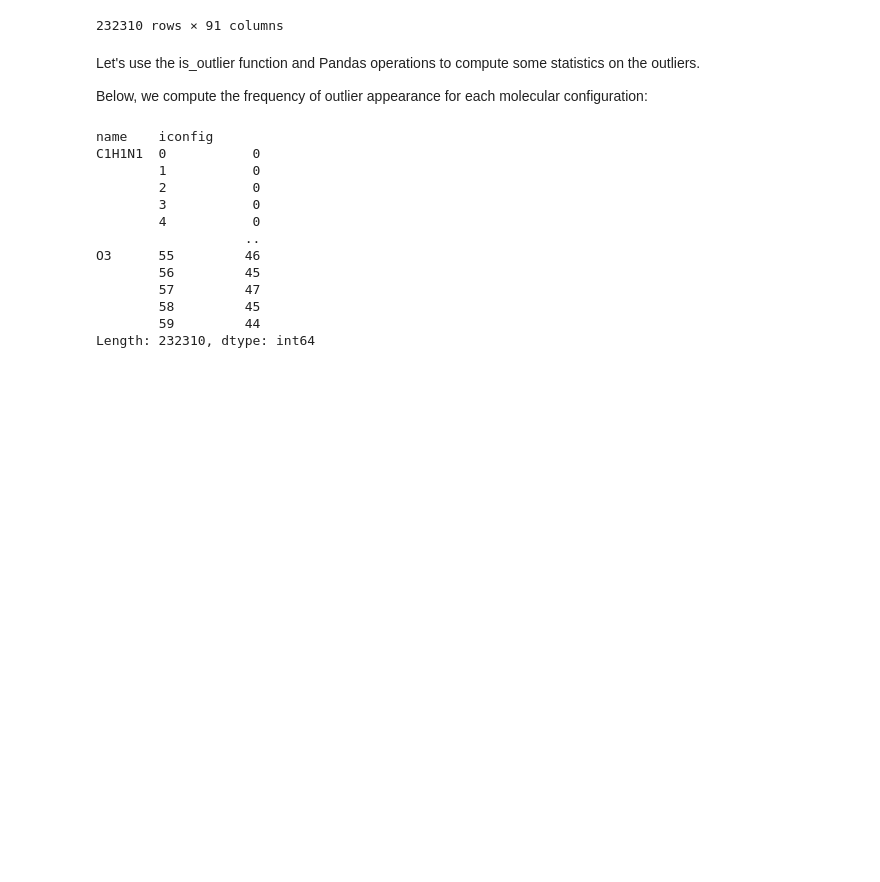
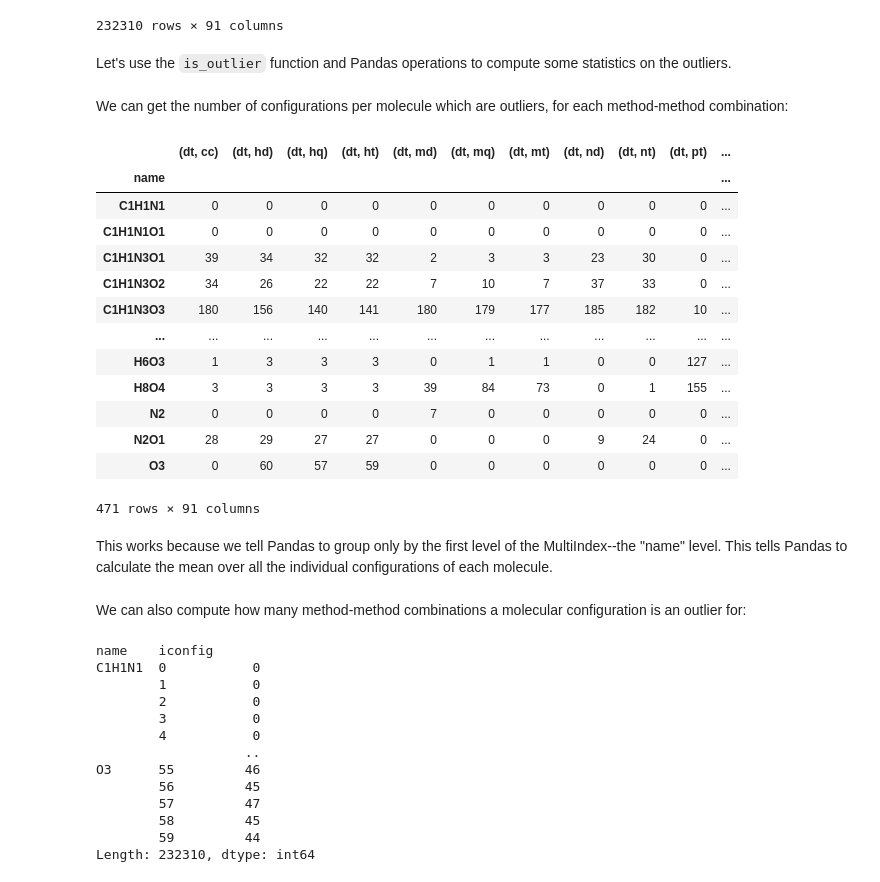
Before and after one commit to djyaron/summer22-analysis, a Jupyter notebook: dataframe_conversion.ipynb, the cells around one changed output. Drawn from its saved outputs; the diff is of its cells as text; code cells hidden in the pictures; blank space fills up the shorter version.

Commit message:
Add more Pandas examples

```diff
--- a/dataframe_conversion.ipynb
+++ b/dataframe_conversion.ipynb
@@ -153,9 +153,30 @@ Now that we have all the pieces, let's write out exactly what the `is_outlier` f
 |  | 59 | False | True | True | True | False | False | False | False | False | ... |
 232310 rows × 91 columns
 # %% [markdown]
-Let's use the is_outlier function and Pandas operations to compute some statistics on the outliers.
-
-Below, we compute the frequency of outlier appearance for each molecular configuration:
+Let's use the `is_outlier` function and Pandas operations to compute some statistics on the outliers.
+# %% [markdown]
+We can get the number of configurations per molecule which are outliers, for each method-method combination:
+# %%
+is_outlier(resid).groupby(level=[0]).sum()
+# %% [output]
+|  | (dt, cc) | (dt, hd) | (dt, hq) | (dt, ht) | (dt, md) | (dt, mq) | (dt, mt) | (dt, nd) | (dt, nt) | (dt, pt) | ... |
+| name |  |  |  |  |  |  |  |  |  |  | ... |
+| C1H1N1 | 0 | 0 | 0 | 0 | 0 | 0 | 0 | 0 | 0 | 0 | ... |
+| C1H1N1O1 | 0 | 0 | 0 | 0 | 0 | 0 | 0 | 0 | 0 | 0 | ... |
+| C1H1N3O1 | 39 | 34 | 32 | 32 | 2 | 3 | 3 | 23 | 30 | 0 | ... |
+| C1H1N3O2 | 34 | 26 | 22 | 22 | 7 | 10 | 7 | 37 | 33 | 0 | ... |
+| C1H1N3O3 | 180 | 156 | 140 | 141 | 180 | 179 | 177 | 185 | 182 | 10 | ... |
+| ... | ... | ... | ... | ... | ... | ... | ... | ... | ... | ... | ... |
+| H6O3 | 1 | 3 | 3 | 3 | 0 | 1 | 1 | 0 | 0 | 127 | ... |
+| H8O4 | 3 | 3 | 3 | 3 | 39 | 84 | 73 | 0 | 1 | 155 | ... |
+| N2 | 0 | 0 | 0 | 0 | 7 | 0 | 0 | 0 | 0 | 0 | ... |
+| N2O1 | 28 | 29 | 27 | 27 | 0 | 0 | 0 | 9 | 24 | 0 | ... |
+| O3 | 0 | 60 | 57 | 59 | 0 | 0 | 0 | 0 | 0 | 0 | ... |
+471 rows × 91 columns
+# %% [markdown]
+This works because we tell Pandas to group only by the first level of the MultiIndex--the "name" level. This tells Pandas to calculate the mean over all the individual configurations of each molecule.
+# %% [markdown]
+We can also compute how many method-method combinations a molecular configuration is an outlier for:
 # %%
 is_outlier(resid).sum(axis="columns")
 # %% [output]
```
Also changed, not shown: parts of 2 cells of this notebook.
